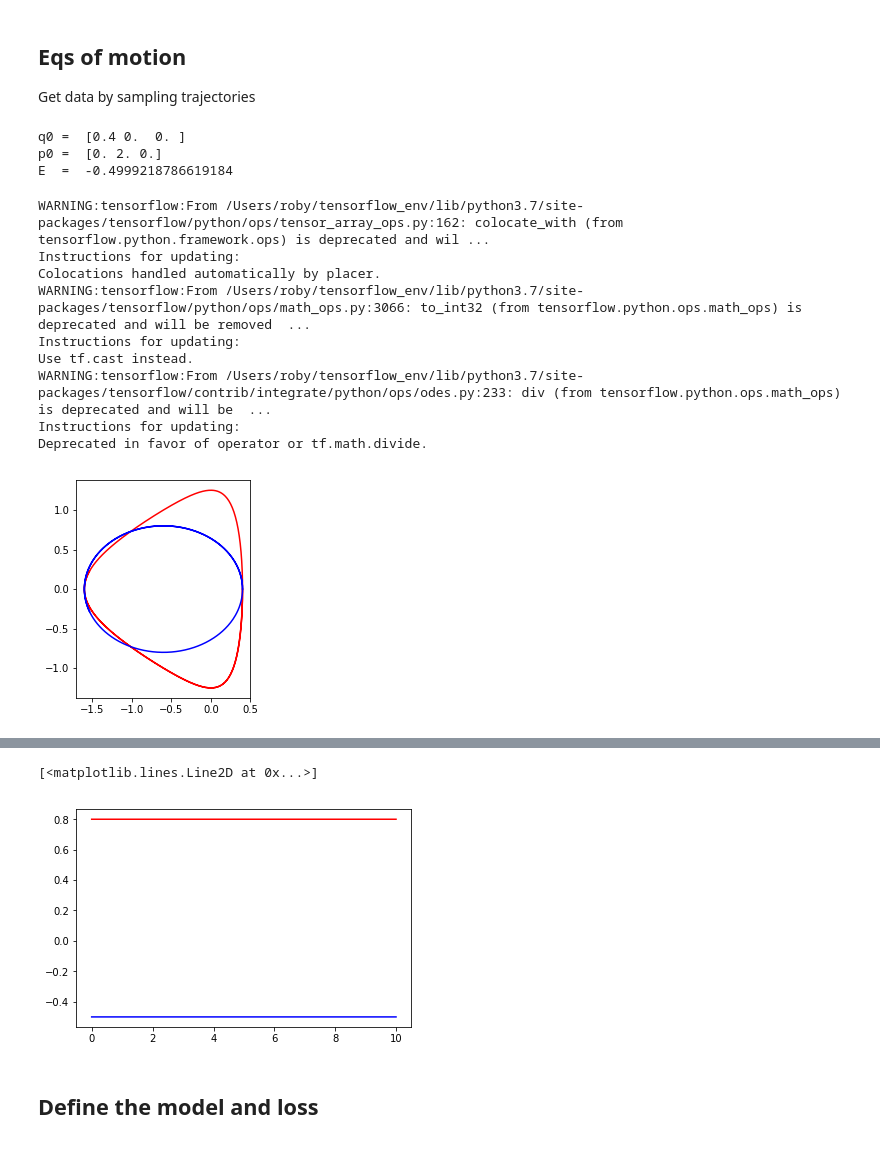
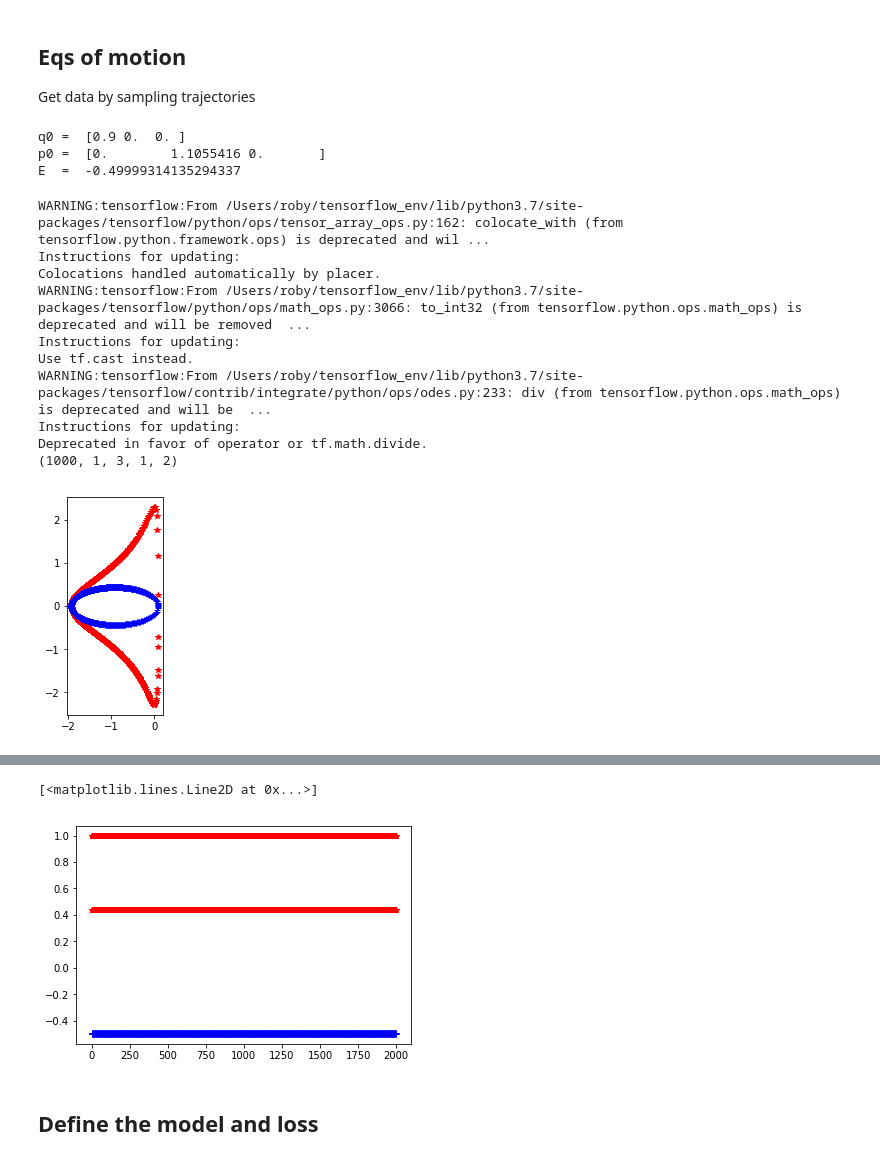
Before and after one commit to rbondesan/CanonicalFlows, a Jupyter notebook: notebooks/kepler-traj.ipynb, the cells around one changed output, grey strips where cells are left out. Drawn from its saved outputs; the diff is of its cells as text; code cells hidden in the pictures.

```diff
--- a/notebooks/kepler-traj.ipynb
+++ b/notebooks/kepler-traj.ipynb
@@ -50,7 +50,7 @@ settings = {
     'hamiltonian': lambda x : kepler(x,k=k),
     'd': 3,                    # space dimension
     'num_particles': 1,        # number of particles
-    'minibatch_size': 2**7,    # Mini batch size
+    'minibatch_size': 1000,    # Mini batch size
     'dataset_size': 2**10, # Set to float("inf") for keeping sampling.
     'num_stacks_bijectors': 4, # Number of bijectors
     'log_dir' : "/tmp/log/im_tests/kepler",
@@ -100,27 +100,37 @@ Get data by sampling trajectories
 # r = np.random.RandomState(seed=0)
 # num_samples_actions = 1 # number of distinct initial conditions determining constants of the motion
 # x0 = r.rand(num_samples_actions, settings['d'], settings['num_particles'], 2).astype(NP_DTYPE)
-eccentricity = .6
+
+def make_initial_x(eccentricity=np.array(0.6)):
+    batch = eccentricity.shape[0]
+    q1 = np.expand_dims(1 - eccentricity,1)
+    p2 = np.expand_dims(np.sqrt((1+eccentricity) / (1-eccentricity)),1)
+    q2 = q3 = p1 = p3 = np.zeros((batch,1))
+    x = np.reshape(np.concatenate((q1, p1, q2, p2, q3, p3),axis=1), [batch,3,1,2])
+    return x
+#    x0 = np.reshape([1-eccentricity, 0., 0, np.sqrt((1+eccentricity) / (1-eccentricity)), 0, 0], [1,3,1,2])
+
+eccentricity = np.array([.1])
 assert settings['d']==3 and settings['num_particles']==1
-x0 = np.reshape([1-eccentricity, 0., 0, np.sqrt((1+eccentricity) / (1-eccentricity)), 0, 0], [1,3,1,2])
+x0 = make_initial_x(eccentricity)
 q0,p0 = extract_q_p(x0)
 print("q0 = ", np.reshape(q0,[-1]))
 print("p0 = ", np.reshape(p0,[-1]))
 print("E  = ", sess.run( settings['hamiltonian'](x0) ))
 # %% [output]
-q0 =  [0.4 0.  0. ]
-p0 =  [0. 2. 0.]
-E  =  -0.4999218786619184
+q0 =  [0.9 0.  0. ]
+p0 =  [0.        1.1055416 0.       ]
+E  =  -0.49999314135294337
 # %%
 # Use HamiltonianFlow as integrator of Hamiltonian
 integrator = HamiltonianFlow(settings['hamiltonian'],
                              initial_t=0.,
                              final_t=10.,
-                             num_steps=1000)
+                             num_steps=settings['minibatch_size'])
 traj = sess.run( integrator(x0, return_full_state=True) )
-# traj has shape (time,batch,d,n,2) Here batch trivial, squeeze it out, so that time becomes batch
-assert traj.shape[1] == 1
-traj = np.squeeze(traj, 1)
+# traj has shape (num_time_samples,batch,d,n,2). Reinterpret batch and num_time_samples as batch
+print(traj.shape)
+traj = np.reshape(traj, [-1,settings['d'],settings['num_particles'],2])
 qtraj, ptraj = extract_q_p( traj )
 # %% [output]
 WARNING:tensorflow:From /Users/roby/tensorflow_env/lib/python3.7/site-packages/tensorflow/python/ops/tensor_array_ops.py:162: colocate_with (from tensorflow.python.framework.ops) is deprecated and wil ...
@@ -132,14 +142,15 @@ Use tf.cast instead.
 WARNING:tensorflow:From /Users/roby/tensorflow_env/lib/python3.7/site-packages/tensorflow/contrib/integrate/python/ops/odes.py:233: div (from tensorflow.python.ops.math_ops) is deprecated and will be  ...
 Instructions for updating:
 Deprecated in favor of operator or tf.math.divide.
+(1000, 1, 3, 1, 2)
 # %%
 # orbits
 dd = 0; nn = 0;
-plt.plot(qtraj[:,dd,nn,0], ptraj[:,dd,nn,0],'r')
-plt.plot(qtraj[:,0,nn,0], qtraj[:,1,nn,0],'b')
+plt.plot(qtraj[:,dd,nn,0], ptraj[:,dd,nn,0],'r*')
+plt.plot(qtraj[:,0,nn,0], qtraj[:,1,nn,0],'b+')
 plt.gca().set_aspect('equal', adjustable='box')
 # %% [output]
-[figure, old version]
+[figure, new version]
 # %%
 # qtraj[:,dd,nn,0] # all zeros since because of the initial conditions, in the xy plane only
 # %% [output]
@@ -167,11 +178,11 @@ from utils import join_q_p
 J3 = np.multiply(qtraj[:,0,0,0], ptraj[:,1,0,0]) - np.multiply(qtraj[:,1,0,0], ptraj[:,0,0,0])
 E = sess.run( settings['hamiltonian']( join_q_p(qtraj,ptraj) ) )
 ts = np.arange(0.,10.,.01)
-plt.plot(ts, J3,'r')
-plt.plot(ts, E,'b')
+plt.plot(J3,'r*')
+plt.plot(E,'b+')
 # %% [output]
 [<matplotlib.lines.Line2D at 0x...>]
-[figure, old version]
+[figure, new version]
 # %% [markdown]
 ## Define the model and loss
 # %% [markdown]
```
Also changed, not shown: parts of 3 cells of this notebook, 3 other files.
